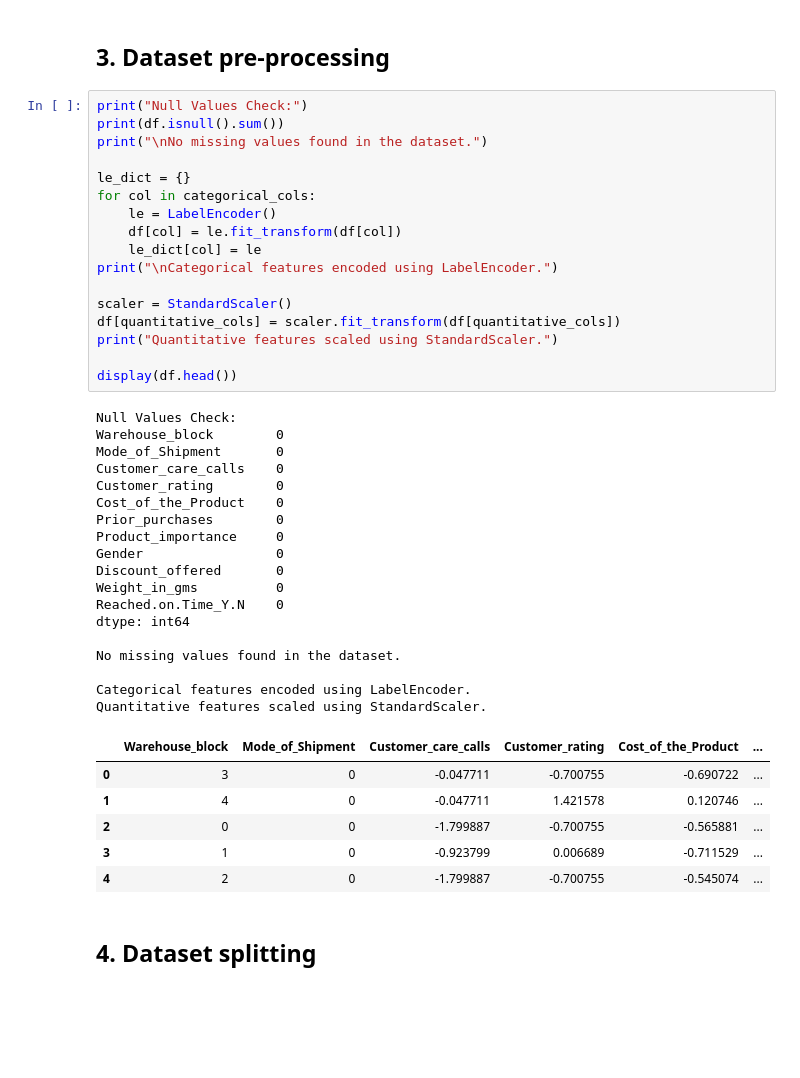
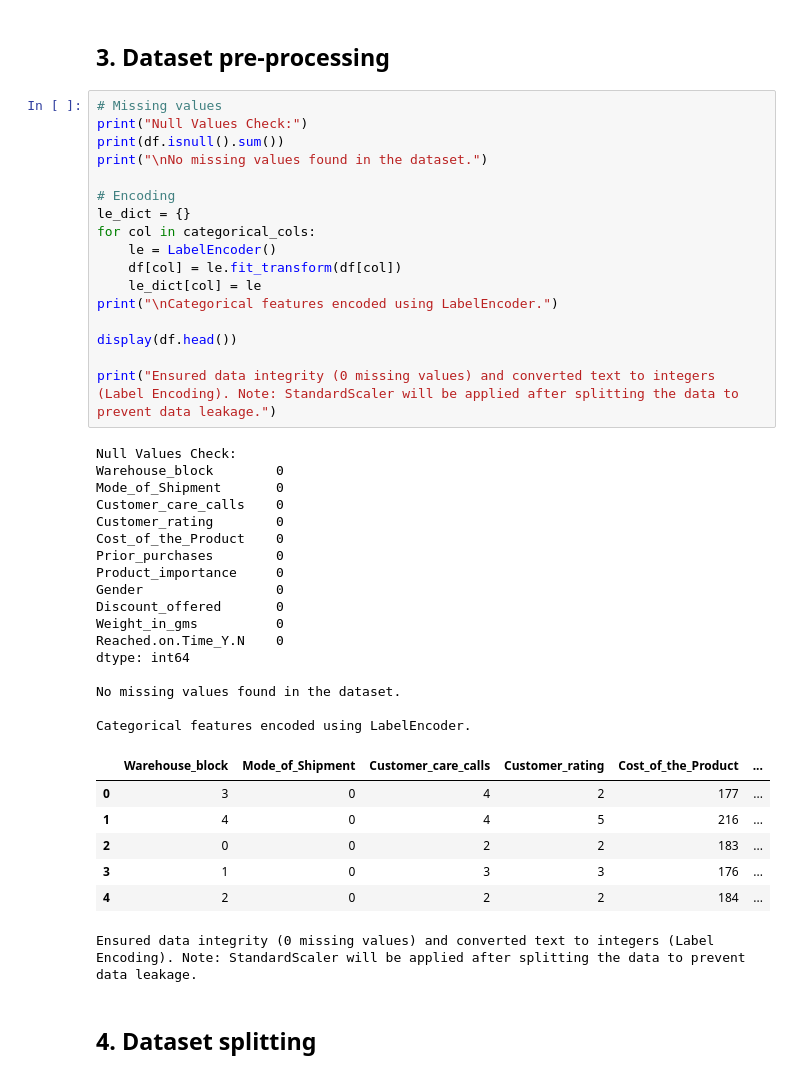
Before and after one commit to heisenberg-611/E-Commerce-Website-Delivery-Prediction-Model, a Jupyter notebook: CSE422_Project_Spring26(E_commarce_Shipping_Delivery_Prediction).ipynb, the cells around one changed output. Saved outputs shown, nothing was run; the diff lists cells and outputs as text; blank space fills up the shorter version.

```diff
--- a/CSE422_Project_Spring26(E_commarce_Shipping_Delivery_Prediction).ipynb
+++ b/CSE422_Project_Spring26(E_commarce_Shipping_Delivery_Prediction).ipynb
@@ -195,47 +195,47 @@ Mathematically confirmed that 'Discount_offered' has the highest positive correl
 # %% [markdown]
 ## 3. Dataset pre-processing
 # %%
+# Missing values
 print("Null Values Check:")
 print(df.isnull().sum())
 print("\nNo missing values found in the dataset.")
 
+# Encoding
 le_dict = {}
 for col in categorical_cols:
     le = LabelEncoder()
     df[col] = le.fit_transform(df[col])
     le_dict[col] = le
 print("\nCategorical features encoded using LabelEncoder.")
 
-scaler = StandardScaler()
-df[quantitative_cols] = scaler.fit_transform(df[quantitative_cols])
-print("Quantitative features scaled using StandardScaler.")
+display(df.head())
 
-display(df.head())
+print("Ensured data integrity (0 missing values) and converted text to integers (Label Encoding). Note: StandardScaler will be applied after splitting the data to prevent data leakage.")
 # %% [output]
 Null Values Check:
 Warehouse_block        0
 Mode_of_Shipment       0
 Customer_care_calls    0
 Customer_rating        0
 Cost_of_the_Product    0
 Prior_purchases        0
 Product_importance     0
 Gender                 0
 Discount_offered       0
 Weight_in_gms          0
 Reached.on.Time_Y.N    0
 dtype: int64
 
 No missing values found in the dataset.
 
 Categorical features encoded using LabelEncoder.
-Quantitative features scaled using StandardScaler.
 |  | Warehouse_block | Mode_of_Shipment | Customer_care_calls | Customer_rating | Cost_of_the_Product | ... |
-| 0 | 3 | 0 | -0.047711 | -0.700755 | -0.690722 | ... |
-| 1 | 4 | 0 | -0.047711 | 1.421578 | 0.120746 | ... |
-| 2 | 0 | 0 | -1.799887 | -0.700755 | -0.565881 | ... |
-| 3 | 1 | 0 | -0.923799 | 0.006689 | -0.711529 | ... |
-| 4 | 2 | 0 | -1.799887 | -0.700755 | -0.545074 | ... |
+| 0 | 3 | 0 | 4 | 2 | 177 | ... |
+| 1 | 4 | 0 | 4 | 5 | 216 | ... |
+| 2 | 0 | 0 | 2 | 2 | 183 | ... |
+| 3 | 1 | 0 | 3 | 3 | 176 | ... |
+| 4 | 2 | 0 | 2 | 2 | 184 | ... |
+Ensured data integrity (0 missing values) and converted text to integers (Label Encoding). Note: StandardScaler will be applied after splitting the data to prevent data leakage.
 # %% [markdown]
 ## 4. Dataset splitting
 # %%
```
Also changed, not shown: parts of 8 cells of this notebook.
